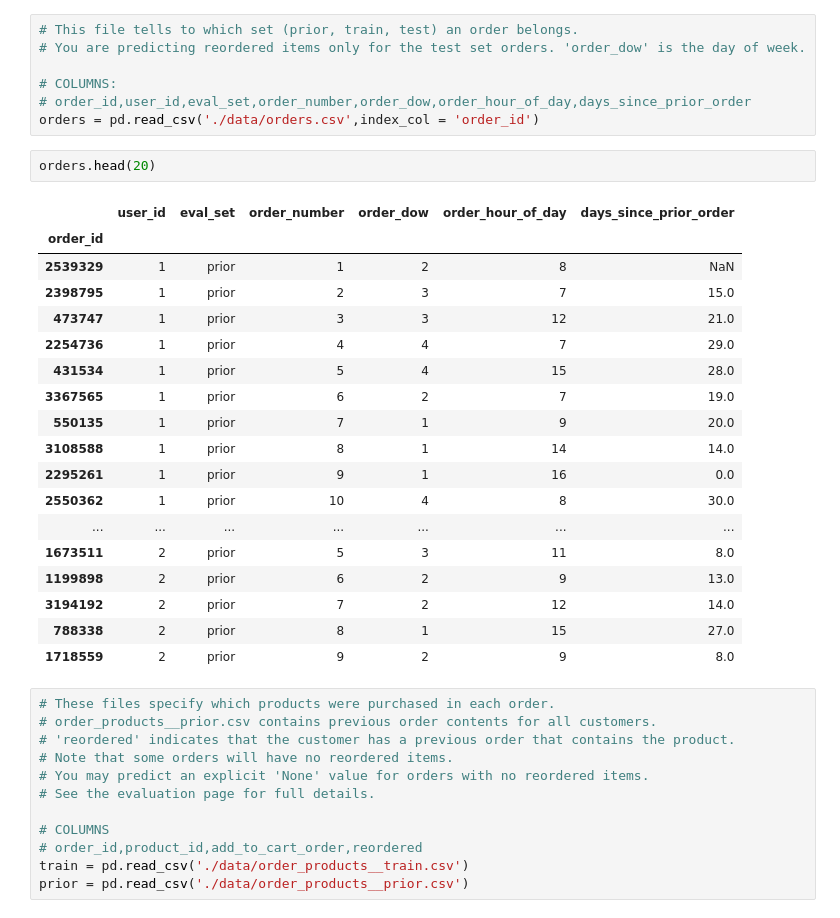
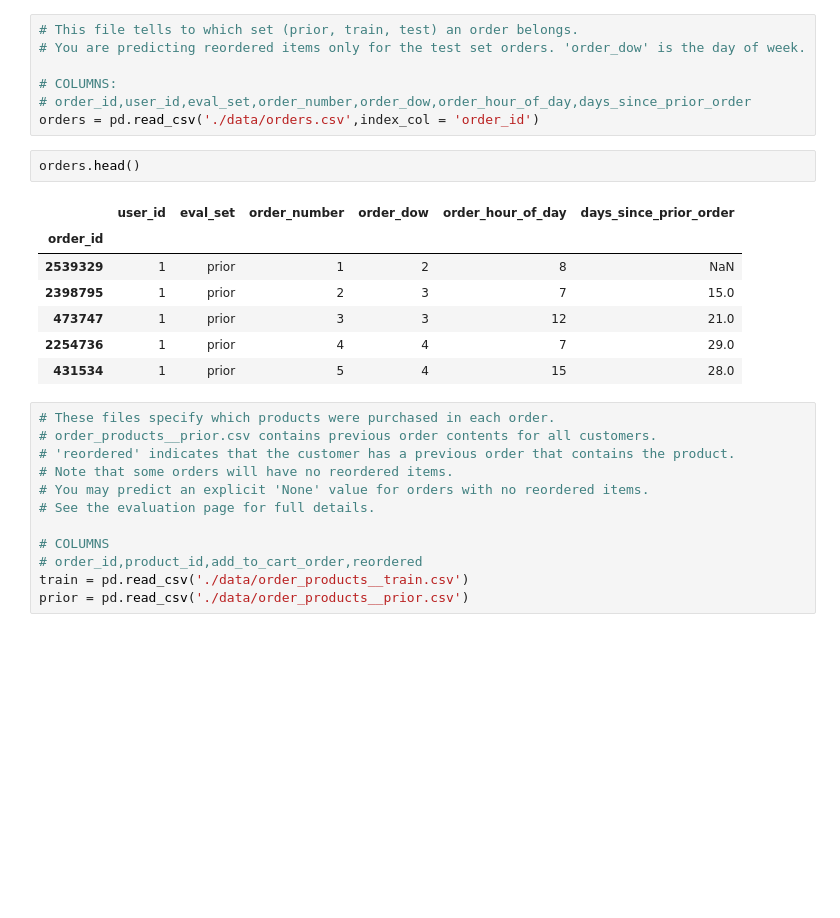
Before and after one commit to PhySci/instacart, a Jupyter notebook: First look.ipynb, the cells around one changed output. Saved outputs shown, nothing was run; the diff lists cells and outputs as text; blank space fills up the shorter version.

```diff
--- a/First look.ipynb
+++ b/First look.ipynb
@@ -14,26 +14,15 @@ import matplotlib.pyplot as plt
 # order_id,user_id,eval_set,order_number,order_dow,order_hour_of_day,days_since_prior_order
 orders = pd.read_csv('./data/orders.csv',index_col = 'order_id')
 # %%
-orders.head(20)
+orders.head()
 # %% [output]
 |  | user_id | eval_set | order_number | order_dow | order_hour_of_day | days_since_prior_order |
 | order_id |  |  |  |  |  |  |
 | 2539329 | 1 | prior | 1 | 2 | 8 | NaN |
 | 2398795 | 1 | prior | 2 | 3 | 7 | 15.0 |
 | 473747 | 1 | prior | 3 | 3 | 12 | 21.0 |
 | 2254736 | 1 | prior | 4 | 4 | 7 | 29.0 |
 | 431534 | 1 | prior | 5 | 4 | 15 | 28.0 |
-| 3367565 | 1 | prior | 6 | 2 | 7 | 19.0 |
-| 550135 | 1 | prior | 7 | 1 | 9 | 20.0 |
-| 3108588 | 1 | prior | 8 | 1 | 14 | 14.0 |
-| 2295261 | 1 | prior | 9 | 1 | 16 | 0.0 |
-| 2550362 | 1 | prior | 10 | 4 | 8 | 30.0 |
-| ... | ... | ... | ... | ... | ... | ... |
-| 1673511 | 2 | prior | 5 | 3 | 11 | 8.0 |
-| 1199898 | 2 | prior | 6 | 2 | 9 | 13.0 |
-| 3194192 | 2 | prior | 7 | 2 | 12 | 14.0 |
-| 788338 | 2 | prior | 8 | 1 | 15 | 27.0 |
-| 1718559 | 2 | prior | 9 | 2 | 9 | 8.0 |
 # %%
 # These files specify which products were purchased in each order.
 # order_products__prior.csv contains previous order contents for all customers.
```
Also changed, not shown: parts of 16 cells of this notebook, 1 other file.
